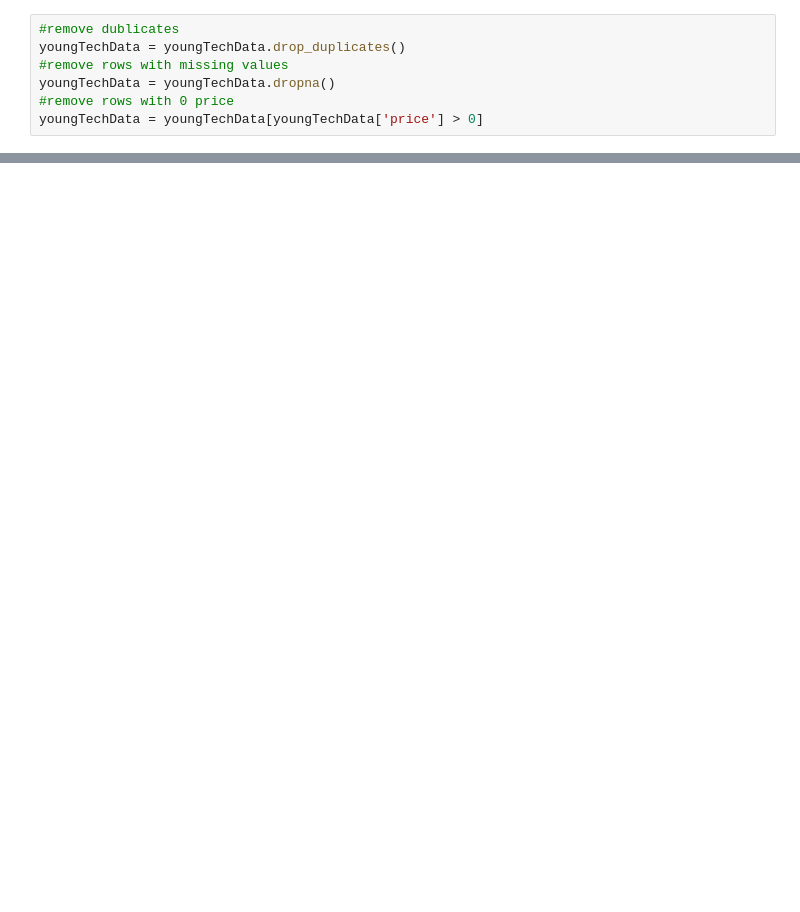
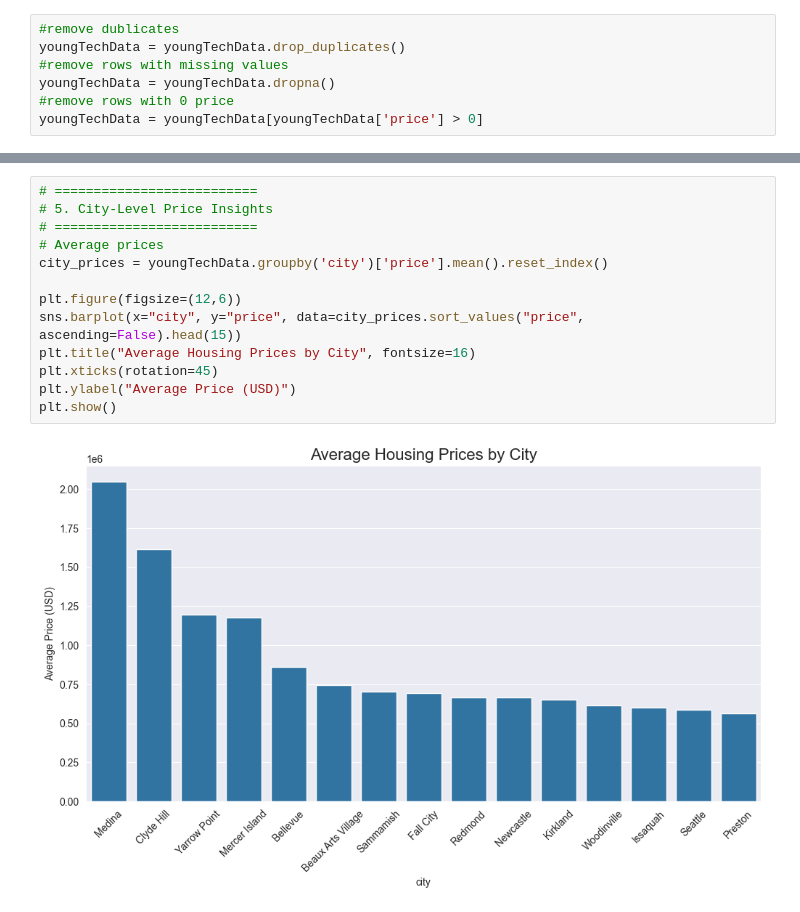
Before and after one commit to Obrienmaina-Mosbach/Data-Science, a Jupyter notebook: YoungTechCouple/YoungTechCouple.ipynb, the cells around one changed output, grey strips where cells are left out. Drawn from its saved outputs; the diff is of its cells as text; blank space fills up the shorter version.

```diff
--- a/YoungTechCouple/YoungTechCouple.ipynb
+++ b/YoungTechCouple/YoungTechCouple.ipynb
@@ -30,0 +77,15 @@ youngTechData.head()
+# %%
+# ==========================
+# 5. City-Level Price Insights
+# ==========================
+# Average prices
+city_prices = youngTechData.groupby('city')['price'].mean().reset_index()
+
+plt.figure(figsize=(12,6))
+sns.barplot(x="city", y="price", data=city_prices.sort_values("price", ascending=False).head(15))
+plt.title("Average Housing Prices by City", fontsize=16)
+plt.xticks(rotation=45)
+plt.ylabel("Average Price (USD)")
+plt.show()
+# %% [output]
+[figure, added]
```
Also changed, not shown: parts of 7 cells of this notebook.
